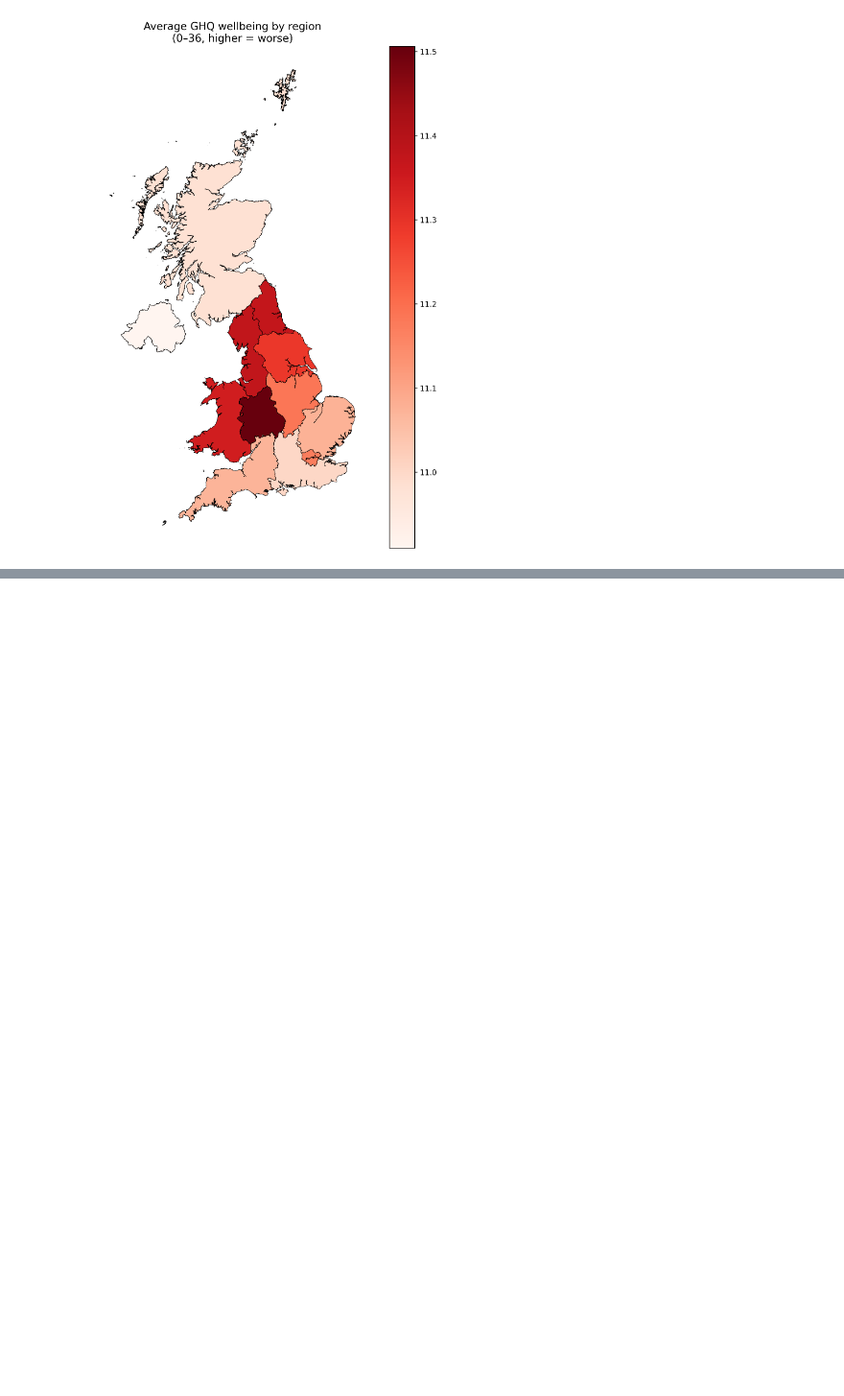
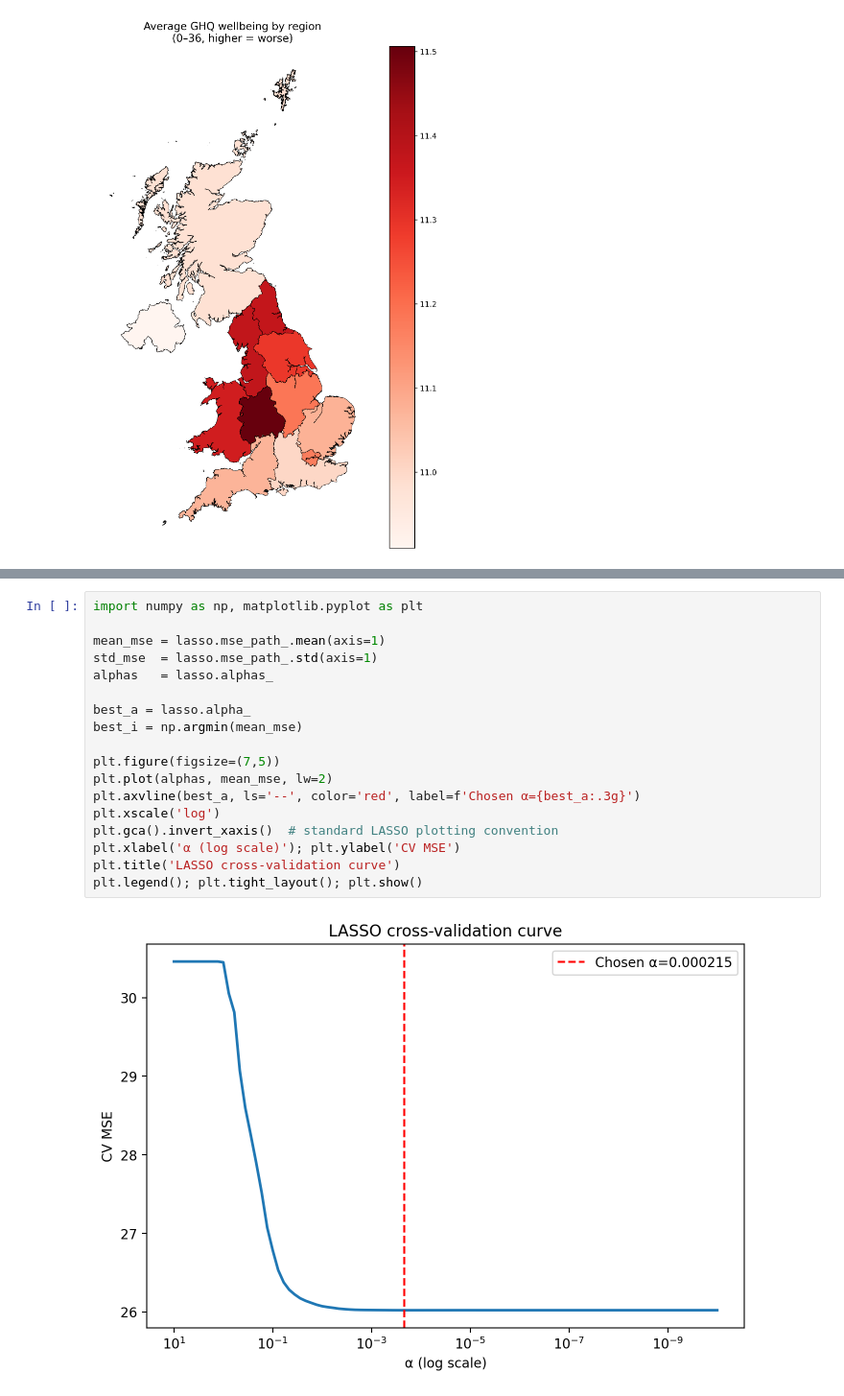
Before and after one commit to arikatz123/ukhls_informal_institutions_project, a Jupyter notebook: notebooks/refined_data_processing.ipynb, the cells around one changed output, grey strips where cells are left out. Shown at 96% size. Drawn from its saved outputs; the diff is of its cells as text; blank space fills up the shorter version.

```diff
--- a/notebooks/refined_data_processing.ipynb
+++ b/notebooks/refined_data_processing.ipynb
@@ -850,0 +919,20 @@ results_summary[["Variable", "Coefficient", "P-value"]].head(20)
+# %%
+import numpy as np, matplotlib.pyplot as plt
+
+mean_mse = lasso.mse_path_.mean(axis=1)
+std_mse  = lasso.mse_path_.std(axis=1)
+alphas   = lasso.alphas_
+
+best_a = lasso.alpha_
+best_i = np.argmin(mean_mse)
+
+plt.figure(figsize=(7,5))
+plt.plot(alphas, mean_mse, lw=2)
+plt.axvline(best_a, ls='--', color='red', label=f'Chosen α={best_a:.3g}')
+plt.xscale('log')
+plt.gca().invert_xaxis()  # standard LASSO plotting convention
+plt.xlabel('α (log scale)'); plt.ylabel('CV MSE')
+plt.title('LASSO cross-validation curve')
+plt.legend(); plt.tight_layout(); plt.show()
+# %% [output]
+[figure, added]
```
Also changed, not shown: parts of 17 cells of this notebook.
